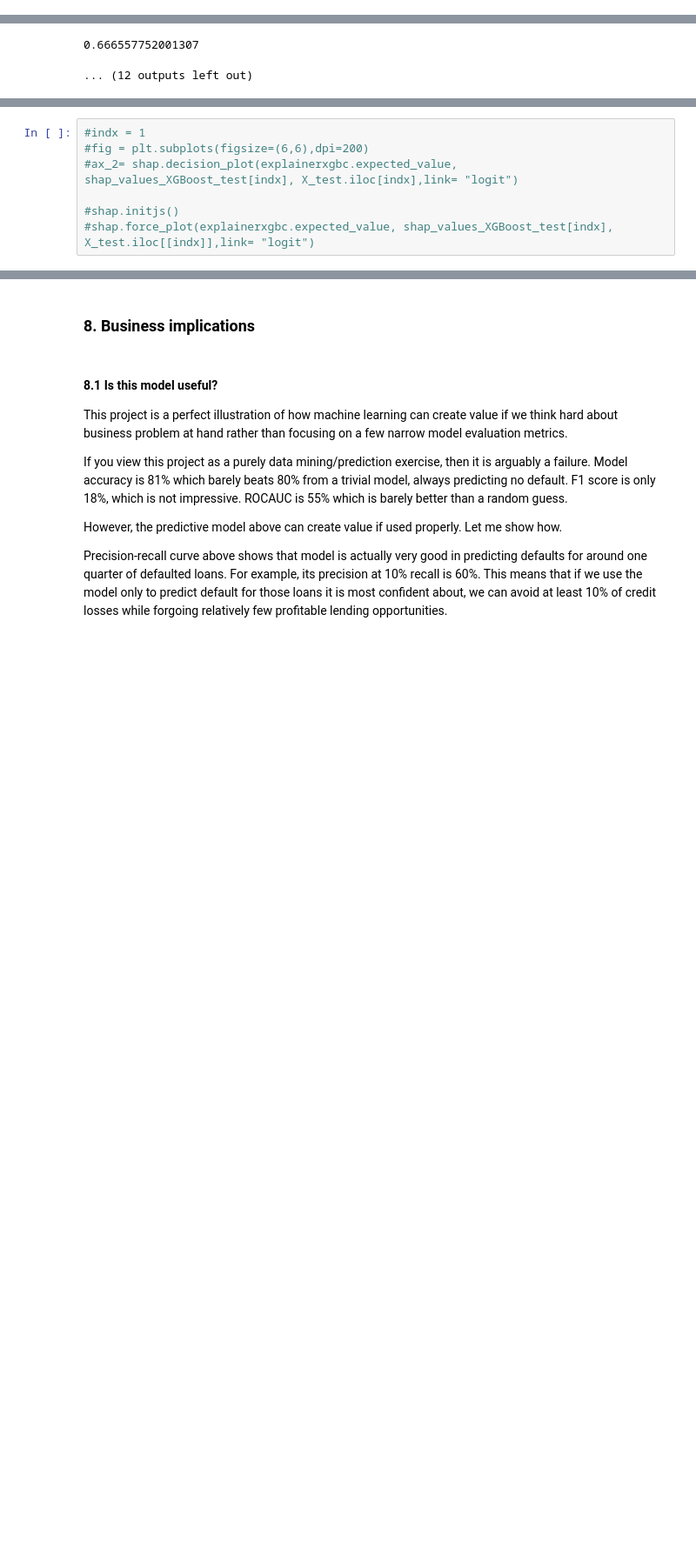
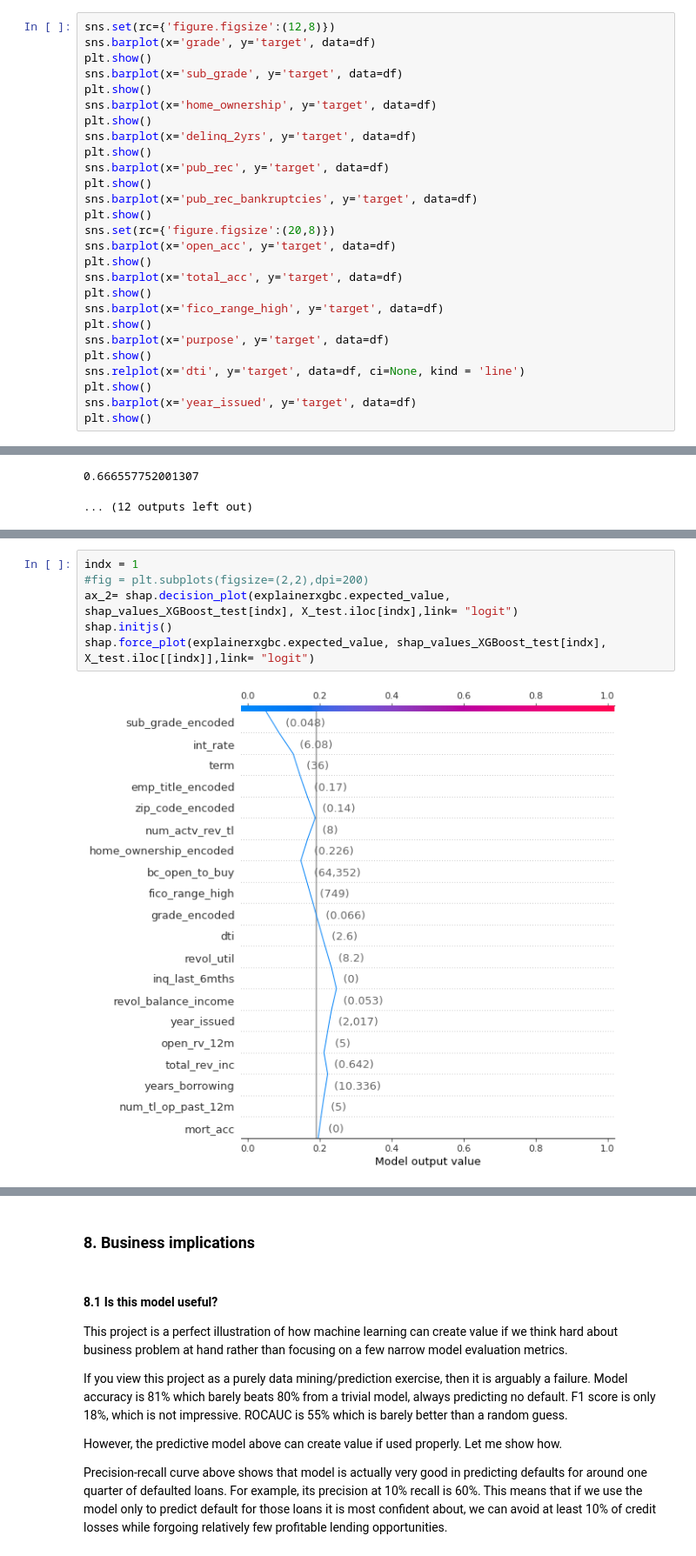
Before and after one commit to MykolaPinchuk/KaggleProjects, a Jupyter notebook: kp102-lc-loaddef.ipynb, the cells around one changed output, grey strips where cells are left out. Shown at 87% size. Cells and saved outputs as stored; diff of their text form; blank space fills up the shorter version.

```diff
--- a/kp102-lc-loaddef.ipynb
+++ b/kp102-lc-loaddef.ipynb
@@ -363 +387,28 @@ So the three amount features above are basically identical.
+# %%
+sns.set(rc={'figure.figsize':(12,8)})
+sns.barplot(x='grade', y='target', data=df)
+plt.show()
+sns.barplot(x='sub_grade', y='target', data=df)
+plt.show()
+sns.barplot(x='home_ownership', y='target', data=df)
+plt.show()
+sns.barplot(x='delinq_2yrs', y='target', data=df)
+plt.show()
+sns.barplot(x='pub_rec', y='target', data=df)
+plt.show()
+sns.barplot(x='pub_rec_bankruptcies', y='target', data=df)
+plt.show()
+sns.set(rc={'figure.figsize':(20,8)})
+sns.barplot(x='open_acc', y='target', data=df)
+plt.show()
+sns.barplot(x='total_acc', y='target', data=df)
+plt.show()
+sns.barplot(x='fico_range_high', y='target', data=df)
+plt.show()
+sns.barplot(x='purpose', y='target', data=df)
+plt.show()
+sns.relplot(x='dti', y='target', data=df, ci=None, kind = 'line')
+plt.show()
+sns.barplot(x='year_issued', y='target', data=df)
+plt.show()
 # %%
@@ -904,7 +827,8 @@ shap.summary_plot(shap_values_XGBoost_train, X_train,plot_type="dot", plot_size=
 # %%
-#indx = 1
-#fig = plt.subplots(figsize=(6,6),dpi=200)
-#ax_2= shap.decision_plot(explainerxgbc.expected_value, shap_values_XGBoost_test[indx], X_test.iloc[indx],link= "logit")
-
-#shap.initjs()
-#shap.force_plot(explainerxgbc.expected_value, shap_values_XGBoost_test[indx], X_test.iloc[[indx]],link= "logit")
+indx = 1
+#fig = plt.subplots(figsize=(2,2),dpi=200)
+ax_2= shap.decision_plot(explainerxgbc.expected_value, shap_values_XGBoost_test[indx], X_test.iloc[indx],link= "logit")
+shap.initjs()
+shap.force_plot(explainerxgbc.expected_value, shap_values_XGBoost_test[indx], X_test.iloc[[indx]],link= "logit")
+# %% [output]
+[figure, added]
```
Also changed, not shown: parts of 46 cells of this notebook.
